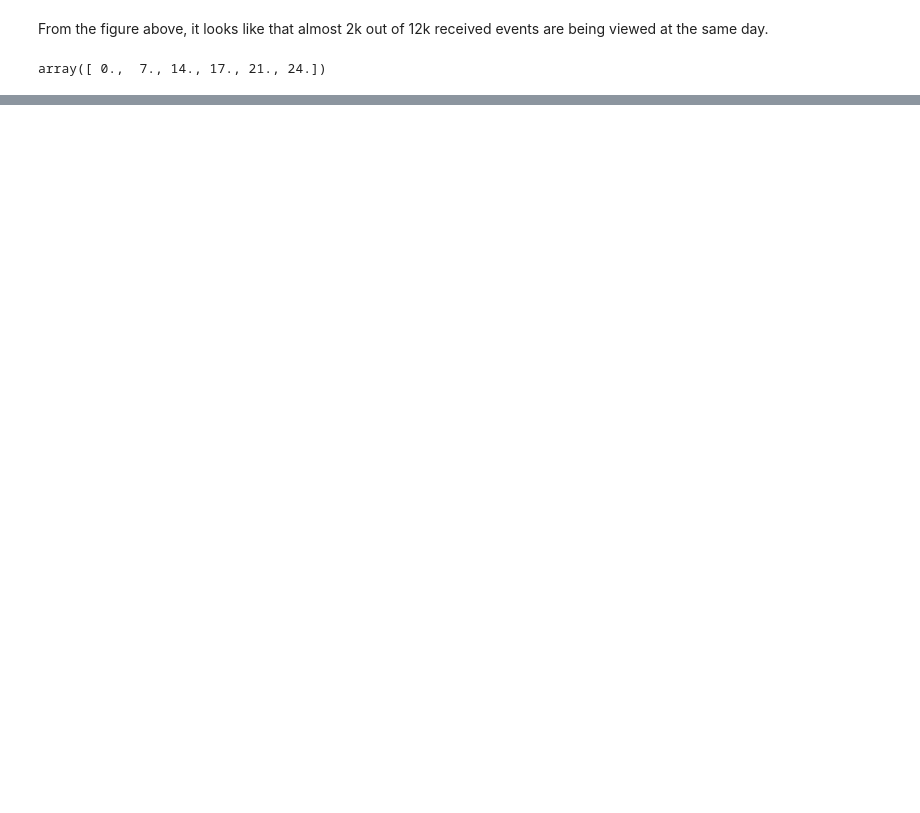
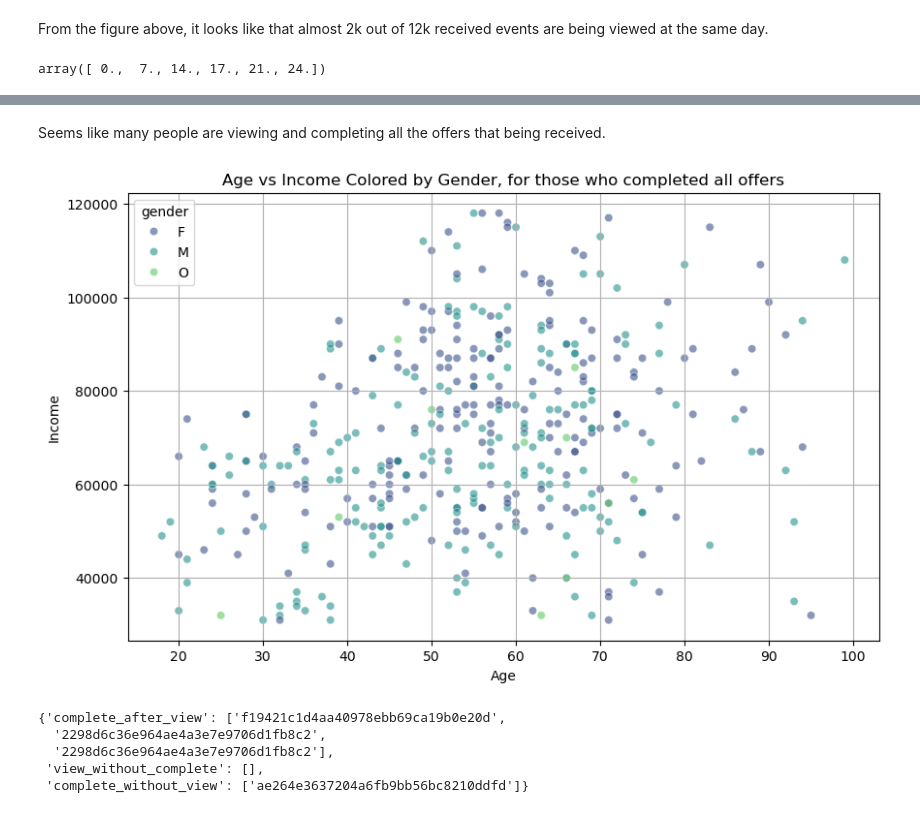
Before and after one commit to youssefreda02/Starbucks-Capstone-Challenge, a Jupyter notebook: Starbucks_Capstone_notebook.ipynb, the cells around one changed output, grey strips where cells are left out. Cells and saved outputs as stored; diff of their text form; code cells hidden in the pictures; blank space fills up the shorter version.

```diff
--- a/Starbucks_Capstone_notebook.ipynb
+++ b/Starbucks_Capstone_notebook.ipynb
@@ -488,7 +583,7 @@ event_counts = (
 )
 
 # Step 2: Rename columns for clarity
-event_counts.columns = ['person', 'offer_received', 'offer_viewed', 'offer_completed', 'transactions']
+event_counts.columns = ['person', 'offer_completed', 'offer_received', 'offer_viewed', 'transactions']
 
 # Step 3: Merge with profile_clean dataset
 profile_clean = profile_clean.merge(event_counts, left_on='id', right_on='person', how='left')
@@ -549,0 +670,22 @@ Name: income, dtype: float64
+# %% [markdown]
+Seems like many people are viewing and completing all the offers that being received.
+# %%
+plt.figure(figsize=(10, 6))
+scatter_plot = sns.scatterplot(
+    x='age',
+    y='income',
+    hue='gender',
+    data=profile_clean[(profile_clean['offer_completed'] == 6) & (profile_clean['offer_received'] == 6)],
+    palette='viridis',
+    alpha=0.6,
+)
+
+# Adding labels and title
+plt.title('Age vs Income Colored by Gender, for those who completed all offers')
+plt.xlabel('Age')
+plt.ylabel('Income')
+plt.grid(True)
+
+plt.show()
+# %% [output]
+[figure, added]
@@ -549,0 +861,8 @@ Name: income, dtype: float64
+# %%
+user_offers_response("5917d13f6fa04286abdf95f4d5cefb1e")
+# %% [output]
+{'complete_after_view': ['f19421c1d4aa40978ebb69ca19b0e20d',
+  '2298d6c36e964ae4a3e7e9706d1fb8c2',
+  '2298d6c36e964ae4a3e7e9706d1fb8c2'],
+ 'view_without_complete': [],
+ 'complete_without_view': ['ae264e3637204a6fb9bb56bc8210ddfd']}
```
Also changed, not shown: parts of 59 cells of this notebook, 11 other files.
